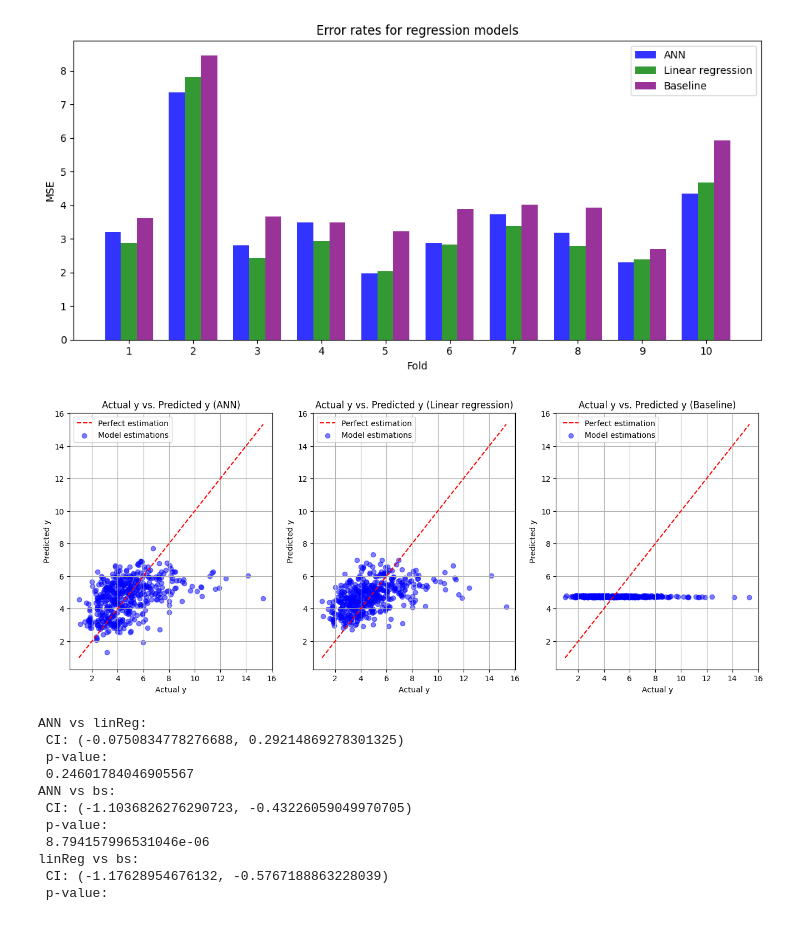
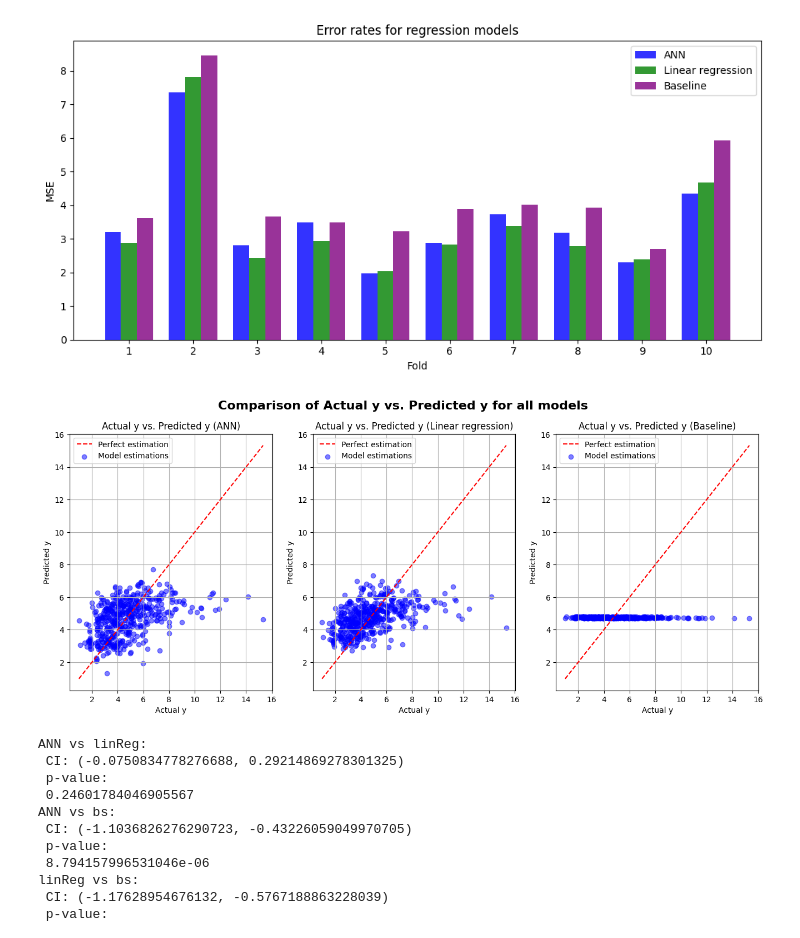
Before and after one commit to FrederikvSvane/Machine-Learning-Project1, a Jupyter notebook: Project2/main3.ipynb, the cells around one changed output. Saved outputs shown, nothing was run; the diff lists cells and outputs as text; code cells hidden in the pictures.

```diff
--- a/Project2/main3.ipynb
+++ b/Project2/main3.ipynb
@@ -479,30 +479,31 @@ plt.show()
 # %%
 ANN_y_est_con = np.concatenate(ANN_y_est).ravel()
 RLR_y_est_con = np.concatenate(RLR_y_est).ravel()
 Baseline_y_est_con = np.concatenate(Baseline_y_est).ravel()
 
 ANN_y_true_con = np.concatenate(ANN_y_true).ravel()
 RLR_y_true_con = np.concatenate(RLR_y_true).ravel()
 Baseline_y_true_con = np.concatenate(Baseline_y_true).ravel()
 
 # Plot predicted y vs. actual y
 plt.figure(figsize=(16, 6))
 
 y_est_list = [ANN_y_est_con, RLR_y_est_con, Baseline_y_est_con]
 true_list = [ANN_y_true_con, RLR_y_true_con, Baseline_y_true_con]
 titles = ['ANN', 'RLR', 'Baseline']
 
+plt.suptitle('Comparison of Actual y vs. Predicted y for all models', fontsize=16, fontweight='bold')
 for i in range(3):
     plt.subplot(1,3,i+1)
     plt.plot([true_list[i].min(), true_list[i].max()], [true_list[i].min(), true_list[i].max()], c='red', linestyle='--')
     plt.scatter(true_list[i], y_est_list[i], c='blue', marker='o', alpha=0.5)
     plt.title('Actual y vs. Predicted y ({0})'.format(titels[i]))
     plt.legend(['Perfect estimation','Model estimations'])
     plt.xlabel('Actual y')
     plt.ylabel('Predicted y')
     plt.grid(True)
 # %% [output]
-[figure, old version]
+[figure, new version]
 # %%
 alpha = 0.05
 
```
